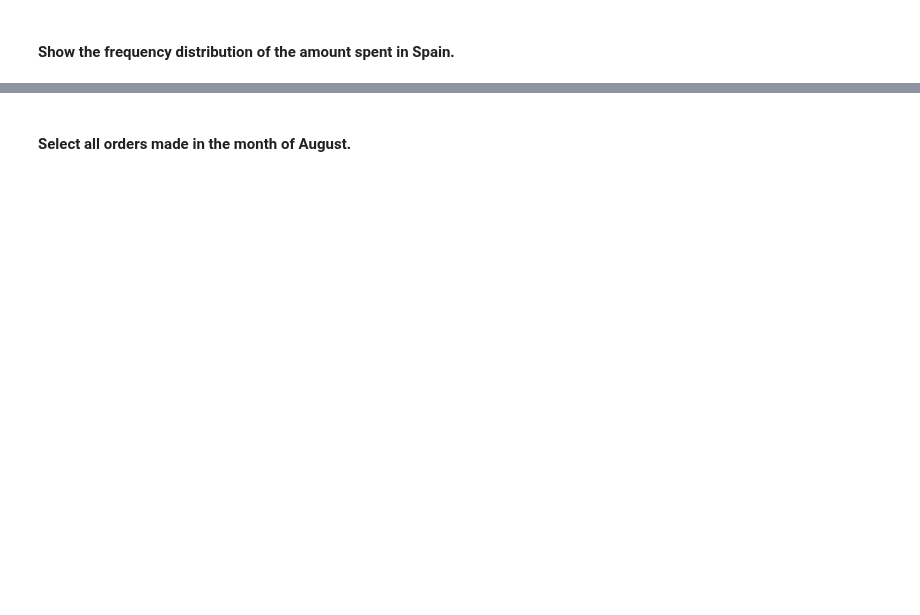
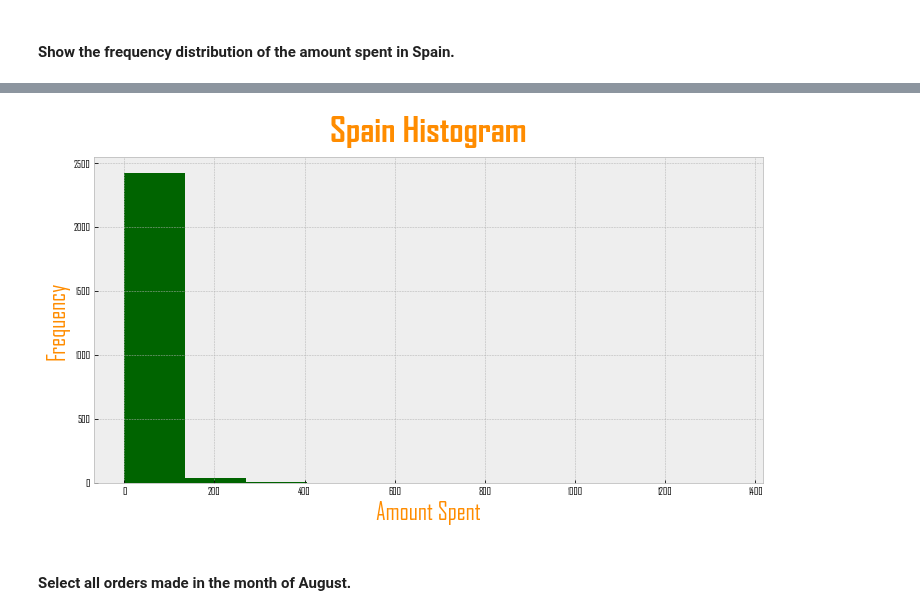
Before and after one commit to paoloironhack/data_analytics062020, a Jupyter notebook: labs/module_2/26-Subsetting-Descriptive-Stats/your-code/main.ipynb, the cells around one changed output, grey strips where cells are left out. Saved outputs shown, nothing was run; the diff lists cells and outputs as text; code cells hidden in the pictures; blank space fills up the shorter version.

```diff
--- a/labs/module_2/26-Subsetting-Descriptive-Stats/your-code/main.ipynb
+++ b/labs/module_2/26-Subsetting-Descriptive-Stats/your-code/main.ipynb
@@ -403,3 +557,16 @@ your comments here
+# %%
+import matplotlib.pyplot as plt
+%matplotlib inline
+plt.rcParams["figure.figsize"]=(12,6)
+plt.rcParams["font.family"]="agency fb"
+plt.style.use("bmh")
+plt.hist(freq_sp["amount_spent"],color="darkgreen")
+plt.xlabel("Amount Spent",size=24,c="darkorange")
+plt.ylabel("Frequency",size=24,c="darkorange")
+plt.title("Spain Histogram",size=35,fontweight="bold",c="darkorange",pad=15)
+plt.grid(True)
+# %% [output]
+[figure, added]
 # %% [markdown]
 #### Select all orders made in the month of August.
 # %%
```
Also changed, not shown: parts of 28 cells of this notebook.
